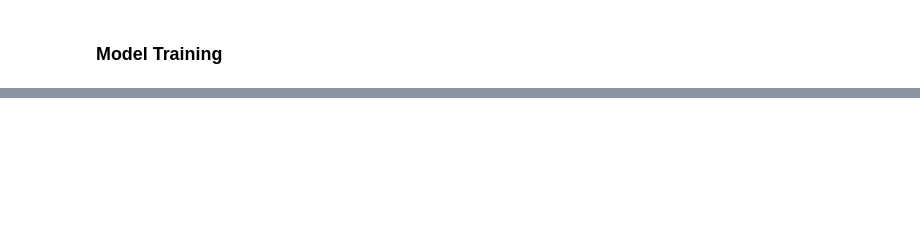
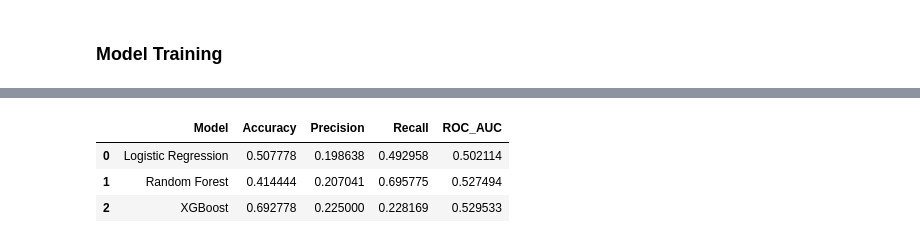
Before and after one commit to Avinash3570/HCL-Hackathon, a Jupyter notebook: HCL_Hackathon.ipynb, the cells around one changed output, grey strips where cells are left out. Saved outputs shown, nothing was run; the diff lists cells and outputs as text; code cells hidden in the pictures; blank space fills up the shorter version.

```diff
--- a/HCL_Hackathon.ipynb
+++ b/HCL_Hackathon.ipynb
@@ -436,0 +533,10 @@ X_test_scaled = scaler.transform(X_test)
+# %%
+y_prob_xgb = xgb_tuned.predict_proba(X_test)[:, 1]
+
+thresholds = np.arange(0.3, 0.7, 0.05)
+
+for t in thresholds:
+    y_pred = (y_prob_xgb >= t).astype(int)
+    acc = accuracy_score(y_test, y_pred)
+    rec = recall_score(y_test, y_pred)
+    print(f"Threshold={t:.2f} | Accuracy={acc:.3f} | Recall={rec:.3f}")
@@ -436,0 +552,25 @@ X_test_scaled = scaler.transform(X_test)
+# %%
+def evaluate_model(model, X, y, threshold=0.5):
+    y_prob = model.predict_proba(X)[:, 1]
+    y_pred = (y_prob >= threshold).astype(int)
+
+    return {
+        "Confusion Matrix": confusion_matrix(y, y_pred),
+        "Accuracy": accuracy_score(y, y_pred),
+        "Precision": precision_score(y, y_pred),
+        "Recall": recall_score(y, y_pred),
+        "ROC_AUC": roc_auc_score(y, y_prob)
+    }
+# %%
+# Logistic Regression (default threshold)
+lr_metrics = evaluate_model(lr, X_test_scaled, y_test, threshold=0.5)
+
+# Random Forest (lower threshold)
+rf_metrics = evaluate_model(rf_tuned, X_test, y_test, threshold=0.35)
+
+# XGBoost (business-balanced threshold)
+xgb_metrics = evaluate_model(xgb_tuned, X_test, y_test, threshold=0.5)
+
+print("Logistic Regression:", lr_metrics)
+print("Random Forest:", rf_metrics)
+print("XGBoost:", xgb_metrics)
@@ -436,0 +584,13 @@ X_test_scaled = scaler.transform(X_test)
+# %%
+results_df = pd.DataFrame([
+    {"Model": "Logistic Regression", **lr_metrics},
+    {"Model": "Random Forest", **rf_metrics},
+    {"Model": "XGBoost", **xgb_metrics}
+])
+
+results_df[["Model", "Accuracy", "Precision", "Recall", "ROC_AUC"]]
+# %% [output]
+|  | Model | Accuracy | Precision | Recall | ROC_AUC |
+| 0 | Logistic Regression | 0.507778 | 0.198638 | 0.492958 | 0.502114 |
+| 1 | Random Forest | 0.414444 | 0.207041 | 0.695775 | 0.527494 |
+| 2 | XGBoost | 0.692778 | 0.225000 | 0.228169 | 0.529533 |
```
Also changed, not shown: parts of 22 cells of this notebook.
